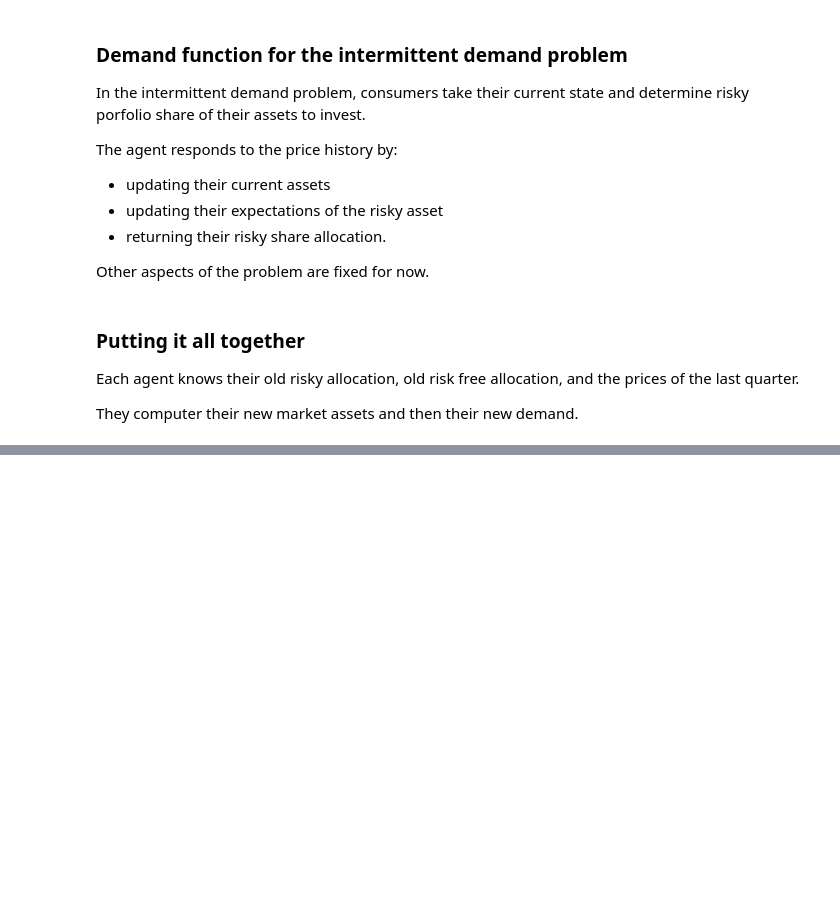
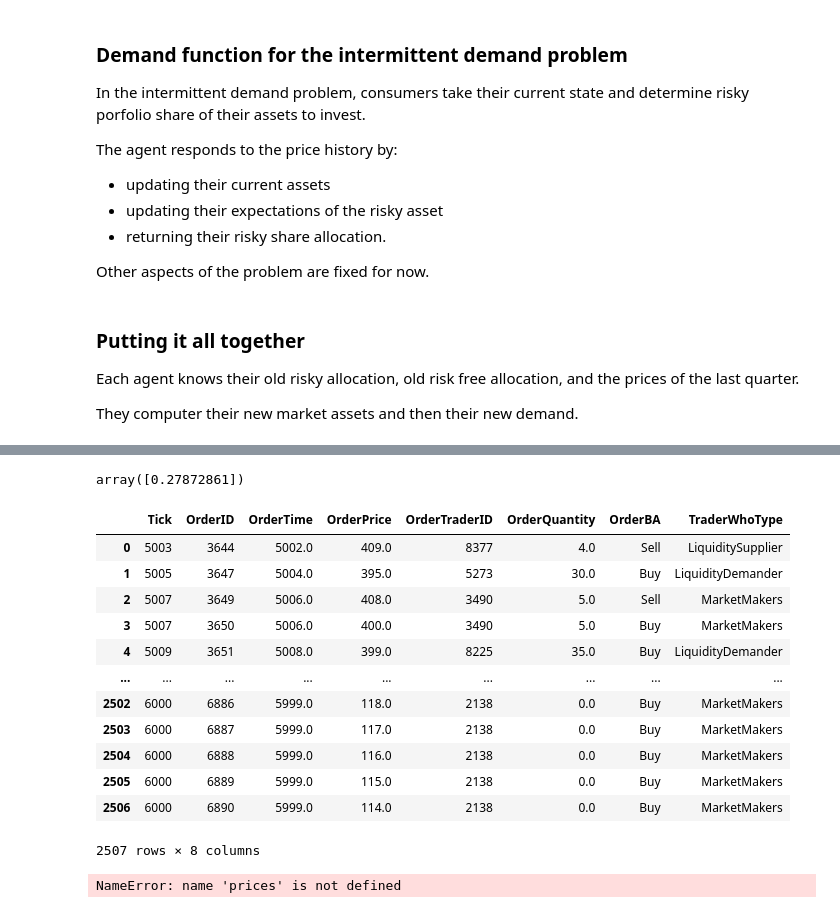
Before and after one commit to sbenthall/SHARKFin, a Jupyter notebook: HARK/Macro-Micro Foundations Demo Code.ipynb, the cells around one changed output, grey strips where cells are left out. Saved outputs shown, nothing was run; the diff lists cells and outputs as text; code cells hidden in the pictures; blank space fills up the shorter version.

```diff
--- a/HARK/Macro-Micro Foundations Demo Code.ipynb
+++ b/HARK/Macro-Micro Foundations Demo Code.ipynb
@@ -280,0 +255,24 @@ NetLogoException: Nothing named NAN has been defined at position 50 in
+# %%
+agents[0].history['RiskyNow'][:,0]
+# %% [output]
+array([0.27872861])
+# %%
+orders
+# %% [output]
+|  | Tick | OrderID | OrderTime | OrderPrice | OrderTraderID | OrderQuantity | OrderBA | TraderWhoType |
+| 0 | 5003 | 3644 | 5002.0 | 409.0 | 8377 | 4.0 | Sell | LiquiditySupplier |
+| 1 | 5005 | 3647 | 5004.0 | 395.0 | 5273 | 30.0 | Buy | LiquidityDemander |
+| 2 | 5007 | 3649 | 5006.0 | 408.0 | 3490 | 5.0 | Sell | MarketMakers |
+| 3 | 5007 | 3650 | 5006.0 | 400.0 | 3490 | 5.0 | Buy | MarketMakers |
+| 4 | 5009 | 3651 | 5008.0 | 399.0 | 8225 | 35.0 | Buy | LiquidityDemander |
+| ... | ... | ... | ... | ... | ... | ... | ... | ... |
+| 2502 | 6000 | 6886 | 5999.0 | 118.0 | 2138 | 0.0 | Buy | MarketMakers |
+| 2503 | 6000 | 6887 | 5999.0 | 117.0 | 2138 | 0.0 | Buy | MarketMakers |
+| 2504 | 6000 | 6888 | 5999.0 | 116.0 | 2138 | 0.0 | Buy | MarketMakers |
+| 2505 | 6000 | 6889 | 5999.0 | 115.0 | 2138 | 0.0 | Buy | MarketMakers |
+| 2506 | 6000 | 6890 | 5999.0 | 114.0 | 2138 | 0.0 | Buy | MarketMakers |
+2507 rows × 8 columns
+# %%
+hpa.risky_expectations(prices)
+# %% [output]
+NameError: name 'prices' is not defined
```
Also changed, not shown: parts of 19 cells of this notebook, 1 other file.
